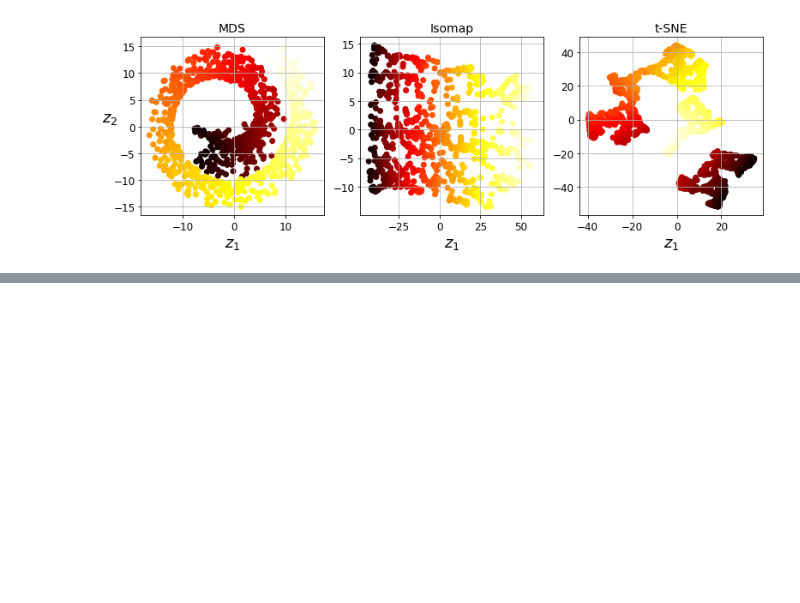
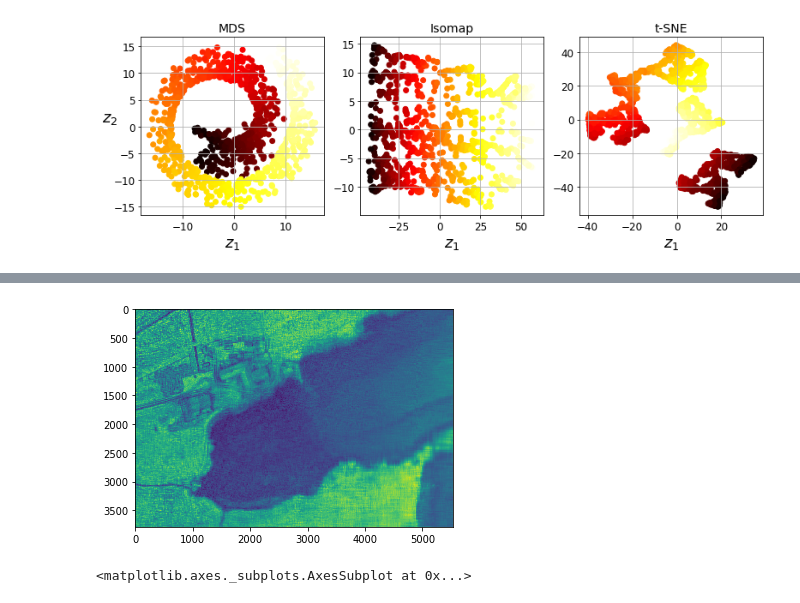
Before and after one commit to ltw94/bts-mbds-classical-data-analysis-2019, a Jupyter notebook: 08_DIM_REDUCTION/Session_8_Classical_Data_Analysis_PCA.ipynb, the cells around one changed output, grey strips where cells are left out. Drawn from its saved outputs; the diff is of its cells as text; code cells hidden in the pictures; blank space fills up the shorter version.

```diff
--- a/08_DIM_REDUCTION/Session_8_Classical_Data_Analysis_PCA.ipynb
+++ b/08_DIM_REDUCTION/Session_8_Classical_Data_Analysis_PCA.ipynb
@@ -1075,0 +1123,23 @@ This very same dataset will be used later on for unsupervised classification.
+# %%
+import numpy as np
+
+drone_array_red = drone.read(1)
+drone_array_green = drone.read(2)
+drone_array_blue = drone.read(3)
+
+drone_bands = [drone_array_red, drone_array_green, drone_array_blue]
+# %%
+from sklearn.decomposition import PCA
+
+recovered_bands = []
+
+for band in drone_bands:
+    pca = PCA(n_components = 50)
+    X_reduced = pca.fit_transform(band)
+    X_recovered = pca.inverse_transform(X_reduced)
+    recovered_bands.append(X_recovered)
+# %%
+show(recovered_bands[0])
+# %% [output]
+[figure, added]
+<matplotlib.axes._subplots.AxesSubplot at 0x...>
```
Also changed, not shown: parts of 9 cells of this notebook.
